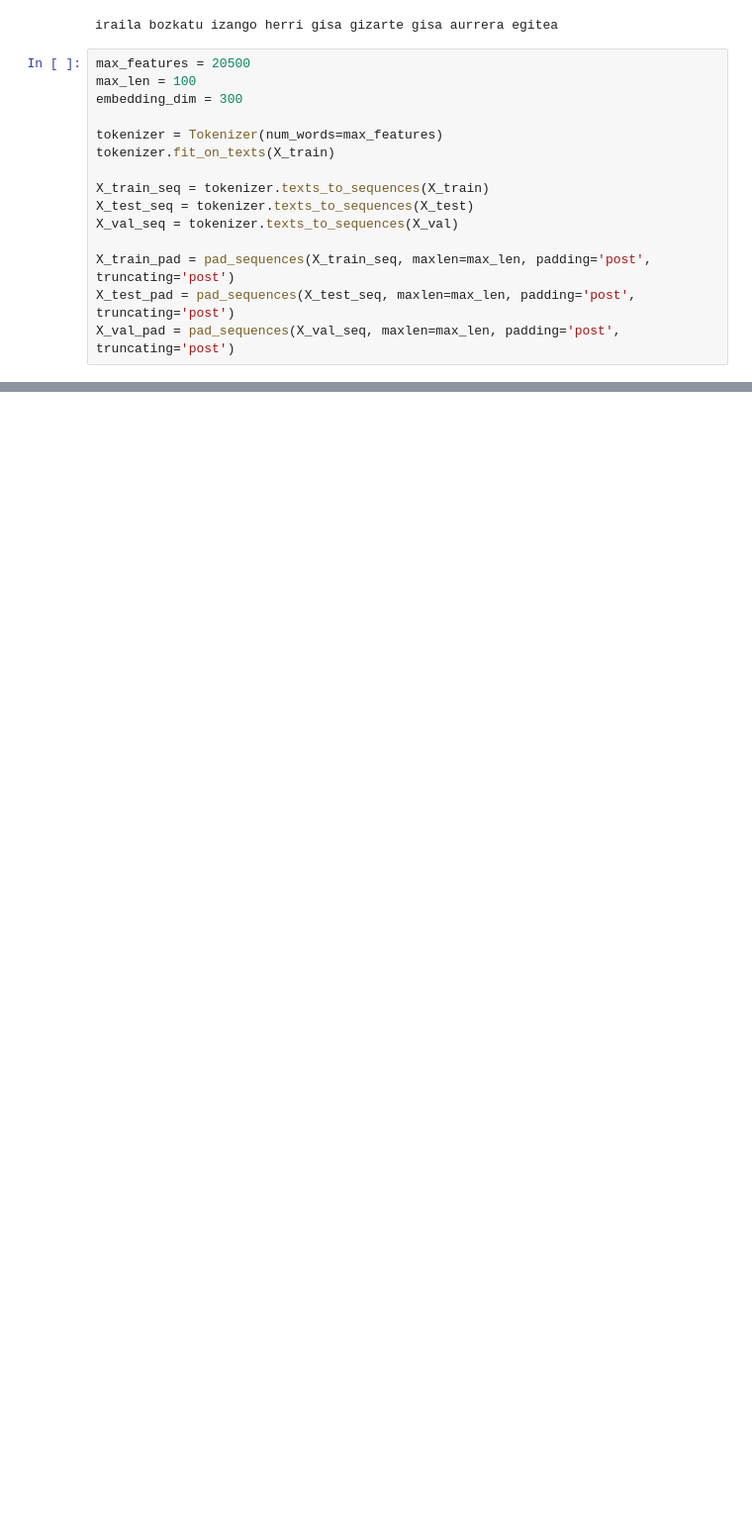
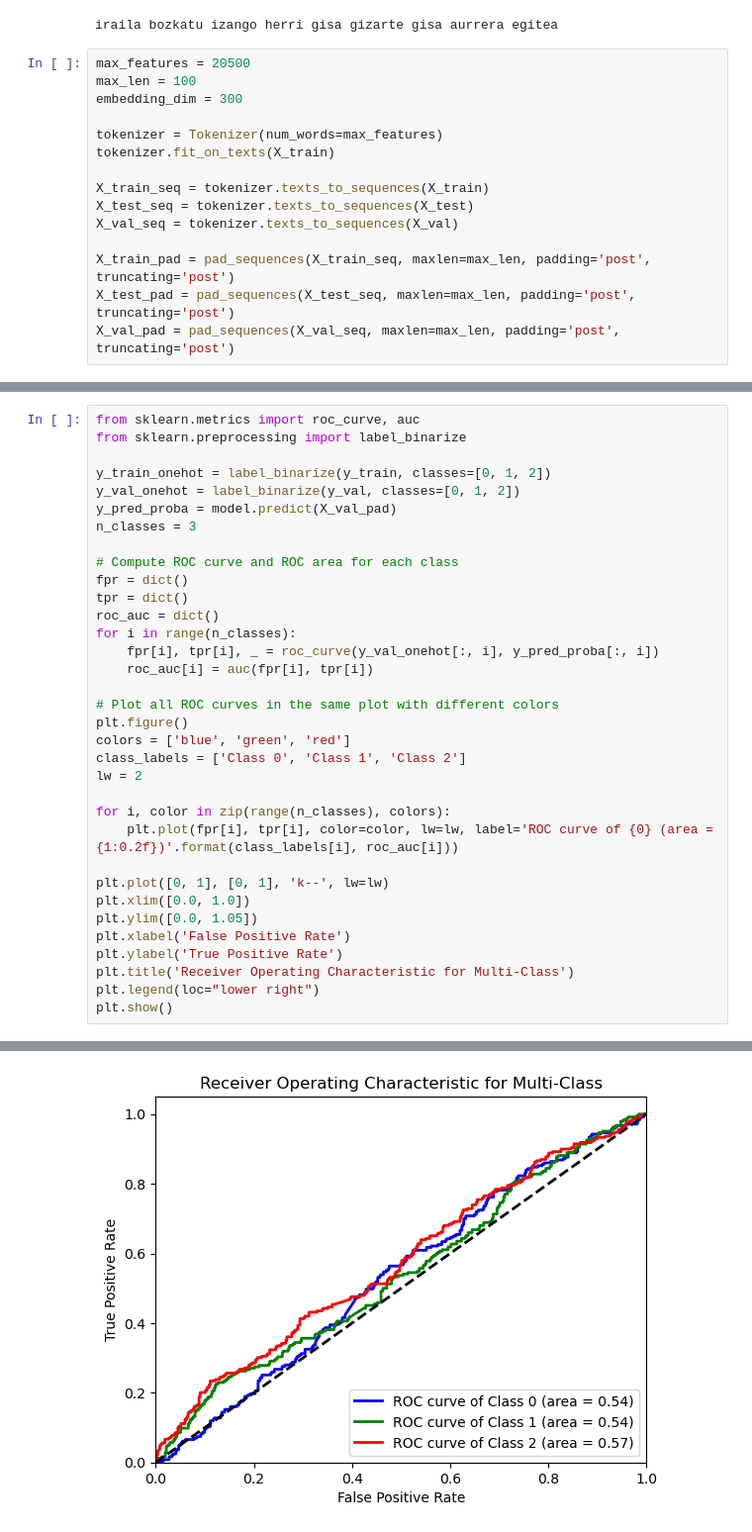
Before and after one commit to IParraMartin/Eu2Vec-Models, a Jupyter notebook: LSTM-Embedding.ipynb, the cells around one changed output, grey strips where cells are left out. Shown at 99% size. Cells and saved outputs as stored; diff of their text form; blank space fills up the shorter version.

```diff
--- a/LSTM-Embedding.ipynb
+++ b/LSTM-Embedding.ipynb
@@ -164,0 +162,35 @@ plt.show()
+# %%
+from sklearn.metrics import roc_curve, auc
+from sklearn.preprocessing import label_binarize
+
+y_train_onehot = label_binarize(y_train, classes=[0, 1, 2])
+y_val_onehot = label_binarize(y_val, classes=[0, 1, 2])
+y_pred_proba = model.predict(X_val_pad)
+n_classes = 3
+
+# Compute ROC curve and ROC area for each class
+fpr = dict()
+tpr = dict()
+roc_auc = dict()
+for i in range(n_classes):
+    fpr[i], tpr[i], _ = roc_curve(y_val_onehot[:, i], y_pred_proba[:, i])
+    roc_auc[i] = auc(fpr[i], tpr[i])
+
+# Plot all ROC curves in the same plot with different colors
+plt.figure()
+colors = ['blue', 'green', 'red']
+class_labels = ['Class 0', 'Class 1', 'Class 2']
+lw = 2
+
+for i, color in zip(range(n_classes), colors):
+    plt.plot(fpr[i], tpr[i], color=color, lw=lw, label='ROC curve of {0} (area = {1:0.2f})'.format(class_labels[i], roc_auc[i]))
+
+plt.plot([0, 1], [0, 1], 'k--', lw=lw)
+plt.xlim([0.0, 1.0])
+plt.ylim([0.0, 1.05])
+plt.xlabel('False Positive Rate')
+plt.ylabel('True Positive Rate')
+plt.title('Receiver Operating Characteristic for Multi-Class')
+plt.legend(loc="lower right")
+plt.show()
+# %% [output]
@@ -164,0 +198 @@ plt.show()
+[figure, added]
```
Also changed, not shown: parts of 7 cells of this notebook.
